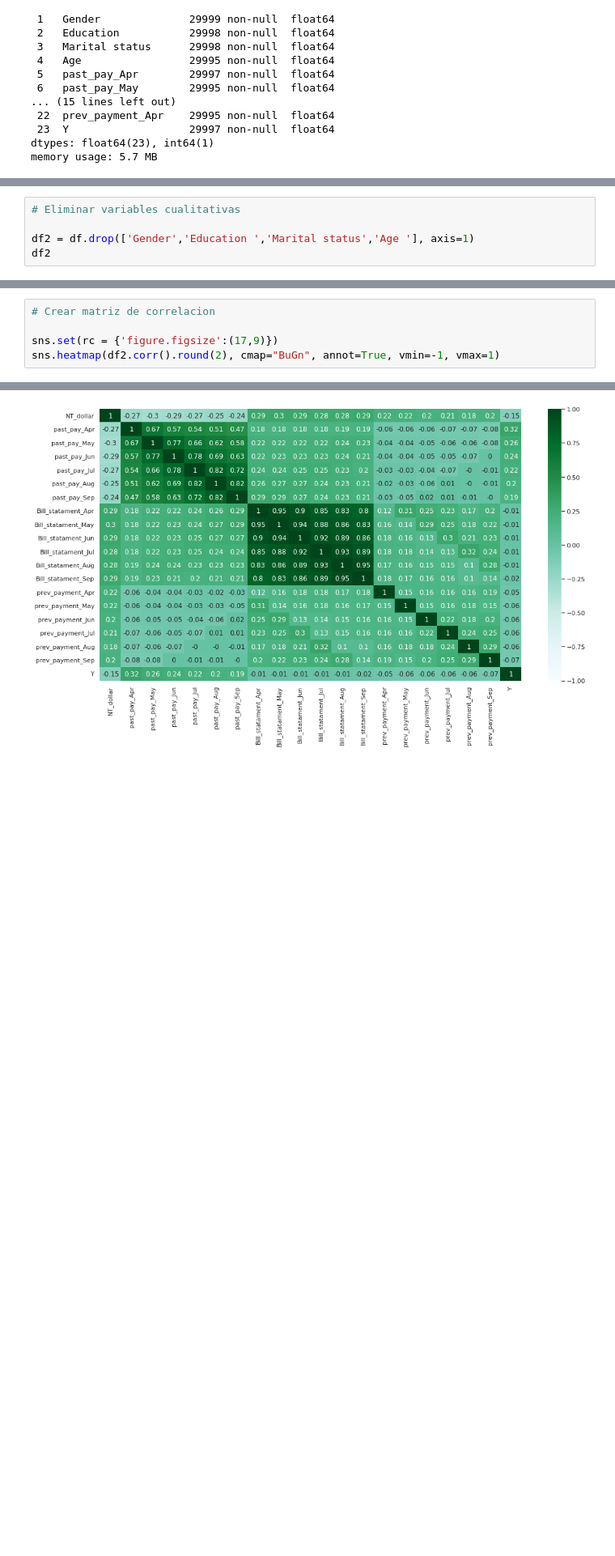
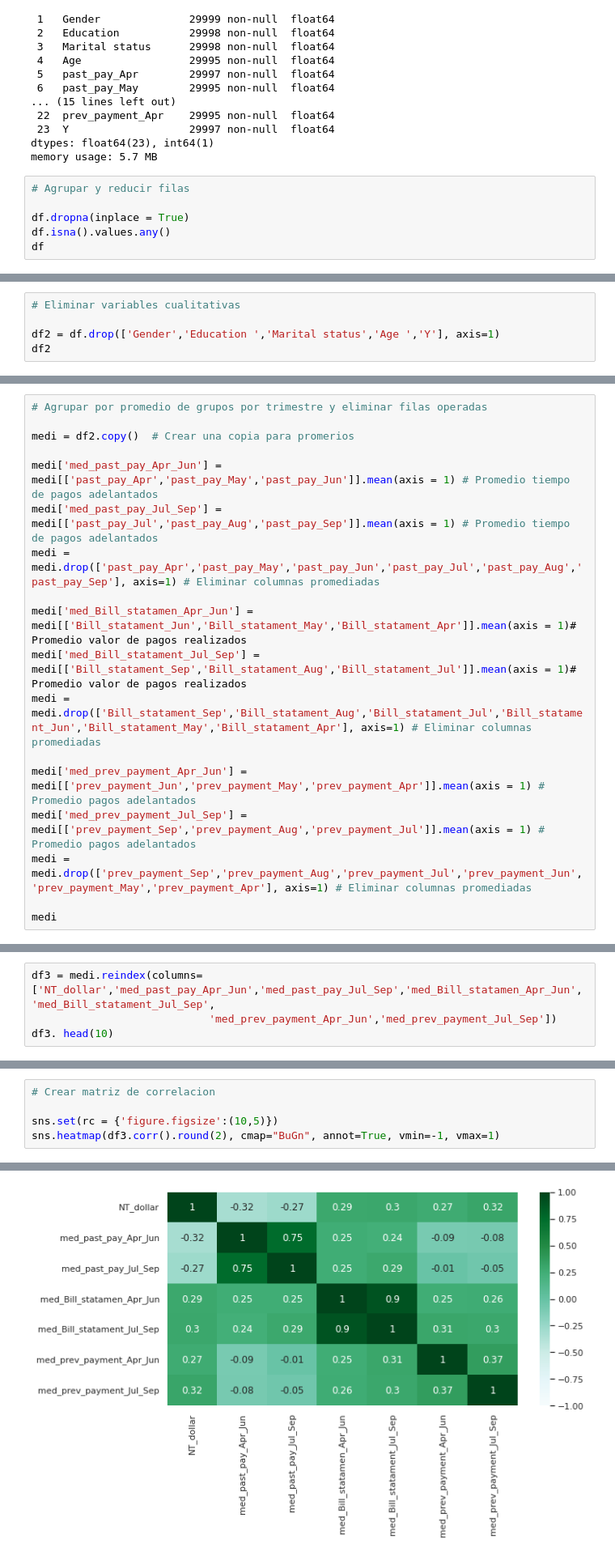
Before and after one commit to PosgradoMNA/actividades-de-aprendizaje-feracor, a Jupyter notebook: A01794022_Actividad_Semanal_4.ipynb, the cells around one changed output, grey strips where cells are left out. Shown at 81% size. Saved outputs shown, nothing was run; the diff lists cells and outputs as text; blank space fills up the shorter version.

```diff
--- a/A01794022_Actividad_Semanal_4.ipynb
+++ b/A01794022_Actividad_Semanal_4.ipynb
@@ -63,3 +67,9 @@ Data columns (total 24 columns):
  23  Y                   29997 non-null  float64
 dtypes: float64(23), int64(1)
 memory usage: 5.7 MB
+# %%
+# Agrupar y reducir filas
+
+df.dropna(inplace = True)
+df.isna().values.any()
+df
@@ -74,7 +99,7 @@ La cantidad de filas es:  30000
 # %%
 # Eliminar variables cualitativas
 
-df2 = df.drop(['Gender','Education ','Marital status','Age '], axis=1)
+df2 = df.drop(['Gender','Education ','Marital status','Age ','Y'], axis=1)
 df2
 # %% [output]
 |  | NT_dollar | past_pay_Apr | past_pay_May | past_pay_Jun | past_pay_Jul | past_pay_Aug | past_pay_Sep | ... |
@@ -115,0 +139,18 @@ df2
+# %%
+# Agrupar por promedio de grupos por trimestre y eliminar filas operadas
+
+medi = df2.copy()  # Crear una copia para promerios
+
+medi['med_past_pay_Apr_Jun'] = medi[['past_pay_Apr','past_pay_May','past_pay_Jun']].mean(axis = 1) # Promedio tiempo de pagos adelantados
+medi['med_past_pay_Jul_Sep'] = medi[['past_pay_Jul','past_pay_Aug','past_pay_Sep']].mean(axis = 1) # Promedio tiempo de pagos adelantados
+medi = medi.drop(['past_pay_Apr','past_pay_May','past_pay_Jun','past_pay_Jul','past_pay_Aug','past_pay_Sep'], axis=1) # Eliminar columnas promediadas
+
+medi['med_Bill_statamen_Apr_Jun'] = medi[['Bill_statament_Jun','Bill_statament_May','Bill_statament_Apr']].mean(axis = 1)# Promedio valor de pagos realizados
+medi['med_Bill_statament_Jul_Sep'] = medi[['Bill_statament_Sep','Bill_statament_Aug','Bill_statament_Jul']].mean(axis = 1)# Promedio valor de pagos realizados
+medi = medi.drop(['Bill_statament_Sep','Bill_statament_Aug','Bill_statament_Jul','Bill_statament_Jun','Bill_statament_May','Bill_statament_Apr'], axis=1) # Eliminar columnas promediadas
+
+medi['med_prev_payment_Apr_Jun'] = medi[['prev_payment_Jun','prev_payment_May','prev_payment_Apr']].mean(axis = 1) # Promedio pagos adelantados
+medi['med_prev_payment_Jul_Sep'] = medi[['prev_payment_Sep','prev_payment_Aug','prev_payment_Jul']].mean(axis = 1) # Promedio pagos adelantados
+medi = medi.drop(['prev_payment_Sep','prev_payment_Aug','prev_payment_Jul','prev_payment_Jun','prev_payment_May','prev_payment_Apr'], axis=1) # Eliminar columnas promediadas
+
+medi
@@ -115,0 +172,4 @@ df2
+# %%
+df3 = medi.reindex(columns=['NT_dollar','med_past_pay_Apr_Jun','med_past_pay_Jul_Sep','med_Bill_statamen_Apr_Jun','med_Bill_statament_Jul_Sep',
+                            'med_prev_payment_Apr_Jun','med_prev_payment_Jul_Sep'])
+df3. head(10)
@@ -116,8 +189,8 @@ df2
 # %%
 # Crear matriz de correlacion
 
-sns.set(rc = {'figure.figsize':(17,9)})
-sns.heatmap(df2.corr().round(2), cmap="BuGn", annot=True, vmin=-1, vmax=1)
+sns.set(rc = {'figure.figsize':(10,5)})
+sns.heatmap(df3.corr().round(2), cmap="BuGn", annot=True, vmin=-1, vmax=1)
 # %% [output]
 <matplotlib.axes._subplots.AxesSubplot at 0x...>
-[figure, old version]
+[figure, new version]
```
Also changed, not shown: parts of 20 cells of this notebook.
